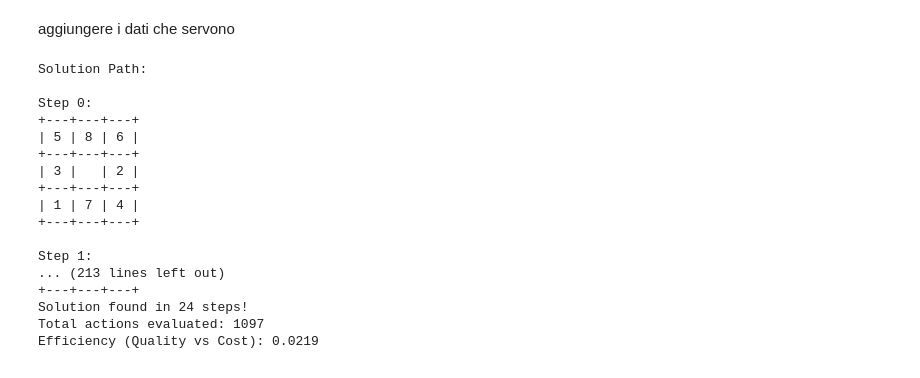
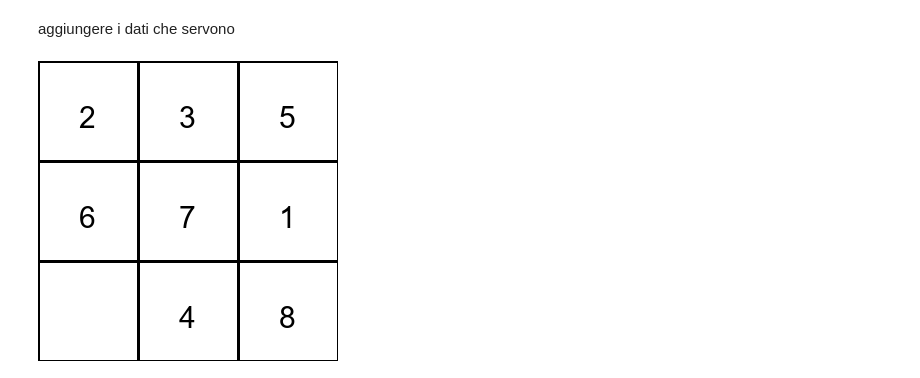
Before and after one commit to Gabriele-Raffaele/CI2024_lab3, a Jupyter notebook: n-puzzle.ipynb, the cells around one changed output. Saved outputs shown, nothing was run; the diff lists cells and outputs as text; code cells hidden in the pictures.

```diff
--- a/n-puzzle.ipynb
+++ b/n-puzzle.ipynb
@@ -228,38 +231,11 @@ def sma_star(start: np.ndarray, memory_limit: int) -> list[np.ndarray]:
 # %%
 RANDOMIZE_STEPS = 100_000
 state = np.array([i for i in range(1, PUZZLE_DIM**2)] + [0]).reshape((PUZZLE_DIM, PUZZLE_DIM))
 for r in tqdm(range(RANDOMIZE_STEPS), desc='Randomizing'):
     state = do_action(state, choice(available_actions(state)))
-None
+display(draw_puzzle_image(state))
+# %% [output]
+[figure, added]
-# %%
-# Esegui l'algoritmo A*
-solution_path, total_evaluated = a_star(state)
-if solution_path:
-    quality = len(solution_path) - 1
-    print_solution(solution_path)
-    print(f"Solution found in {quality} steps!")
-    print(f"Total actions evaluated: {total_evaluated}")
-    print(f"Efficiency (Quality vs Cost): {quality / total_evaluated:.4f}")
-else:
-    print("No solution found.")
-# %% [output]
-Solution Path:
-
-Step 0:
-+---+---+---+
-| 5 | 8 | 6 |
-+---+---+---+
-| 3 |   | 2 |
-+---+---+---+
-| 1 | 7 | 4 |
-+---+---+---+
-
-Step 1:
-... (213 lines left out)
-+---+---+---+
-Solution found in 24 steps!
-Total actions evaluated: 1097
-Efficiency (Quality vs Cost): 0.0219
 # %%
 solution_path, total_evaluated = a_star(state)
 
```
Also changed, not shown: parts of 4 cells of this notebook.
